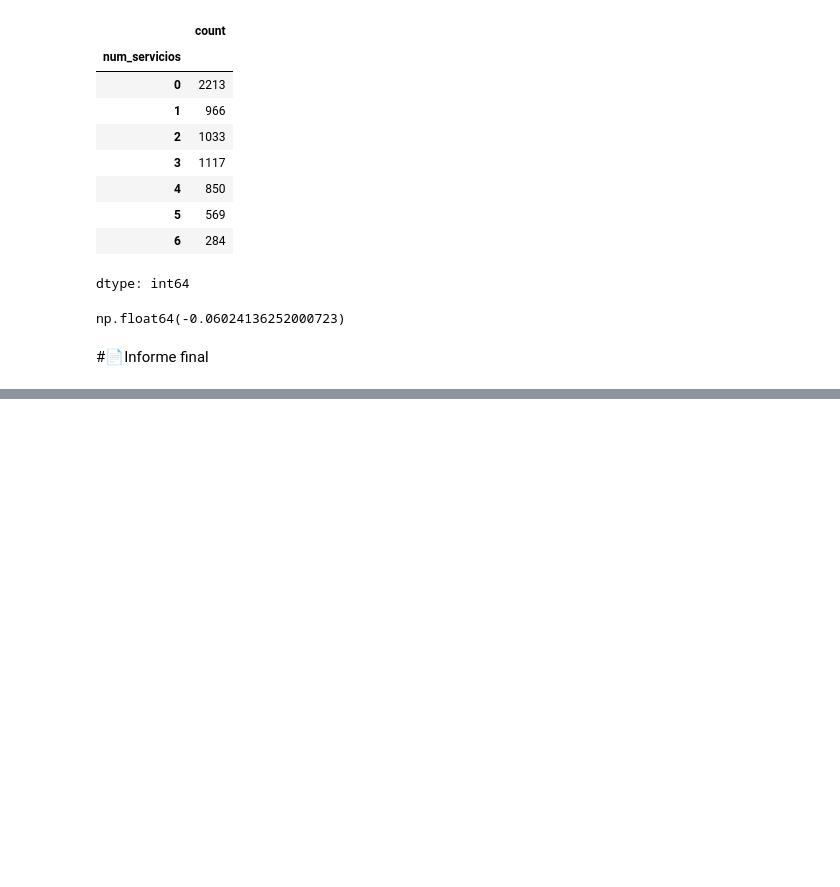
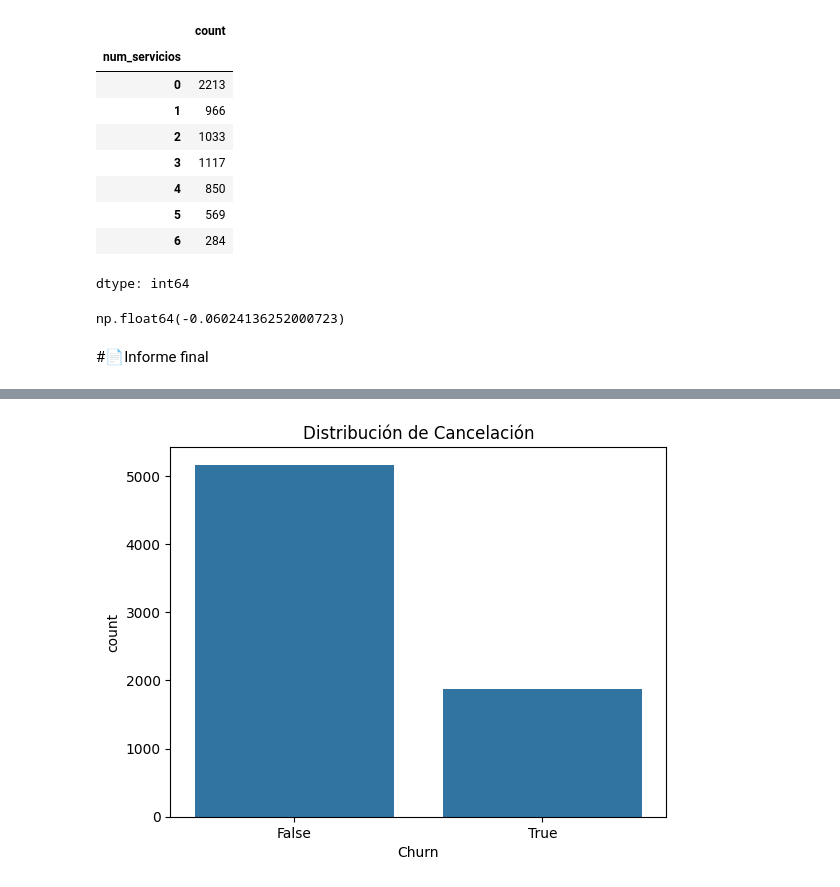
Before and after one commit to SebasOspina-montoya/TelecomX_Latam, a Jupyter notebook: TelecomX_LATAM.ipynb, the cells around one changed output, grey strips where cells are left out. Drawn from its saved outputs; the diff is of its cells as text; code cells hidden in the pictures; blank space fills up the shorter version.

```diff
--- a/TelecomX_LATAM.ipynb
+++ b/TelecomX_LATAM.ipynb
@@ -477,0 +501,8 @@ Estos resultados indican que el churn no depende únicamente del precio, sino ta
+# %%
+
+df_model = df.copy()
+
+if 'customerID' in df_model.columns:
+    df_model = df_model.drop(columns=['customerID'])
+
+df_model.head()
@@ -477,0 +532,6 @@ Estos resultados indican que el churn no depende únicamente del precio, sino ta
+# %%
+sns.countplot(x=df_model['Churn'])
+plt.title("Distribución de Cancelación")
+plt.show()
+# %% [output]
+[figure, added]
```
Also changed, not shown: parts of 13 cells of this notebook.
